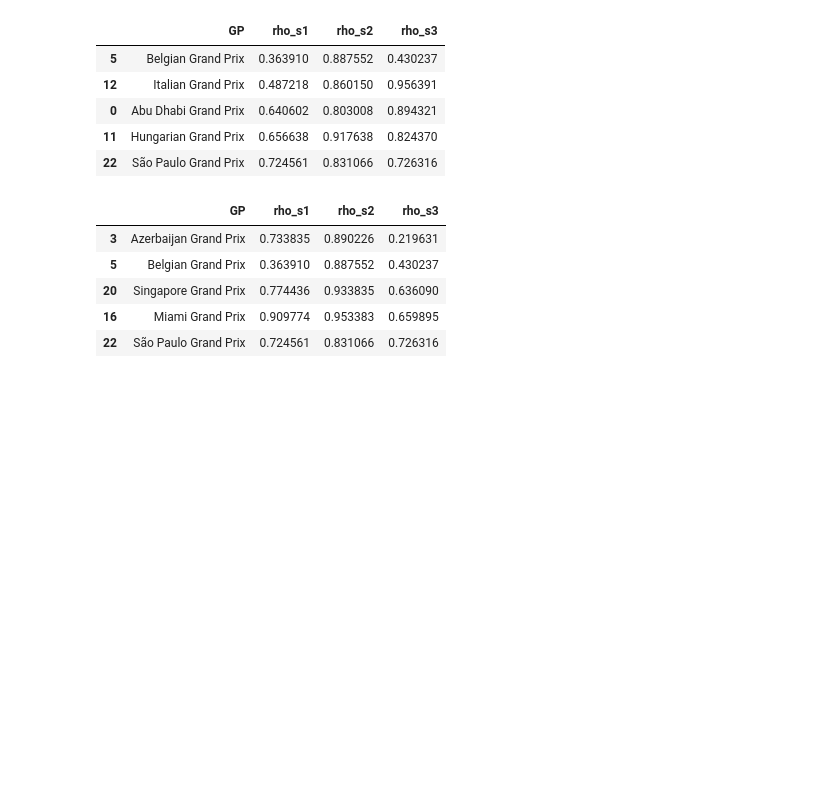
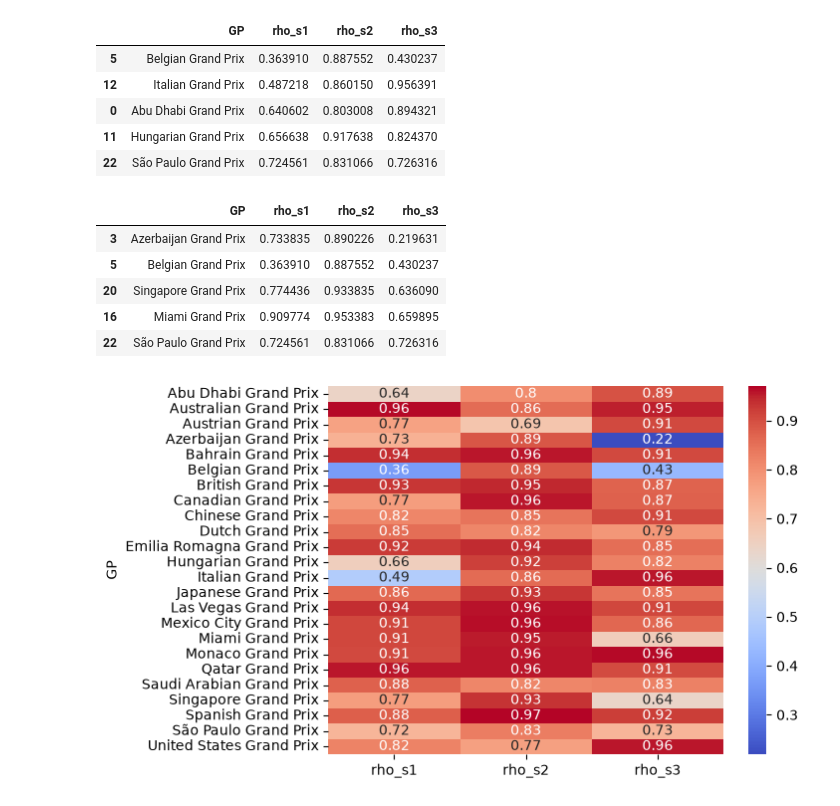
Before and after one commit to sofiaxyz1/box-box-analytics, a Jupyter notebook: notebooks/03_setores_vs_grid.ipynb, the cells around one changed output. Drawn from its saved outputs; the diff is of its cells as text; code cells hidden in the pictures; blank space fills up the shorter version.

Commit message:
feat: adiciona heatmap e scatter à análise de setores vs grid

```diff
--- a/notebooks/03_setores_vs_grid.ipynb
+++ b/notebooks/03_setores_vs_grid.ipynb
@@ -176,3 +176,9 @@ tabela_correlacoes.sort_values('rho_s3').head()
 | 22 | São Paulo Grand Prix | 0.724561 | 0.831066 | 0.726316 |
 # %%
 tabela_correlacoes.to_csv('../data/processed/correlacoes_setores_grid.csv', index=False)
+# %%
+sns.heatmap(tabela_correlacoes.set_index('GP'), annot=True, cmap='coolwarm')
+plt.savefig('../reports/figures/heatmap_setores_grid.png')
+plt.show()
+# %% [output]
+[figure, added]
```
Also changed, not shown: parts of 3 cells of this notebook, 2 other files.
